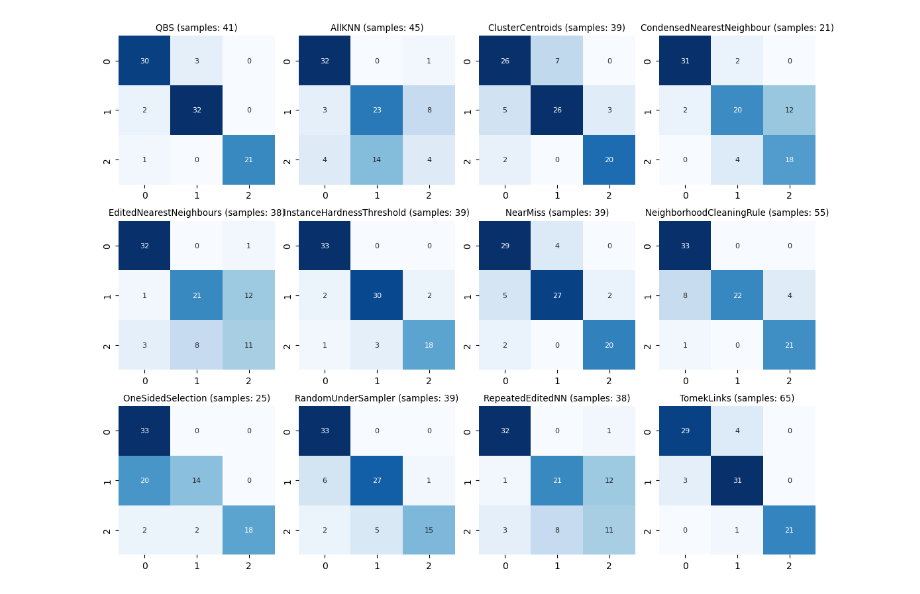
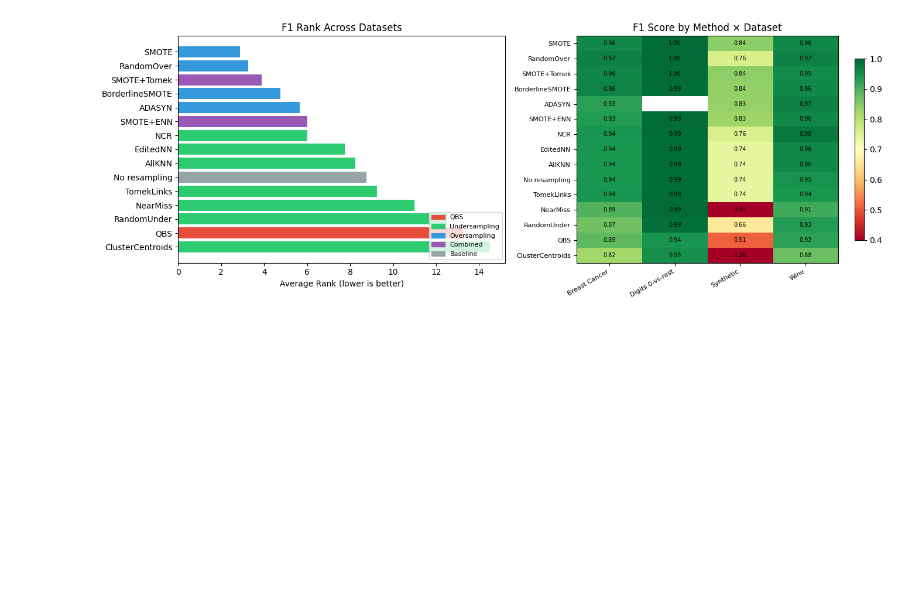
Before and after one commit to splch/qbs, a Jupyter notebook: comparison.ipynb, the cells around one changed output. Drawn from its saved outputs; the diff is of its cells as text; code cells hidden in the pictures; blank space fills up the shorter version.

```diff
--- a/comparison.ipynb
+++ b/comparison.ipynb
@@ -141,18 +203,58 @@ results_df[['method', 'samples', 'time (s)', 'class_distribution',
 # %%
-# Plot confusion matrices
-fig, axes = plt.subplots(3, 4, figsize=(11, 8.5))
-plt.rc('font', size=8)
-axes = axes.flatten()
+import matplotlib.pyplot as plt
 
-for i, result in enumerate(results):
-    sns.heatmap(result['confusion_matrix'], annot=True, fmt='d', cmap='Blues', ax=axes[i], cbar=False)
-    axes[i].set_title(f"{result['method']} (samples: {result['samples']})")
+fig, axes = plt.subplots(1, 2, figsize=(14, 5))
 
-# Remove extra subplots
-for j in range(i+1, len(axes)):
-    fig.delaxes(axes[j])
+# Left: Average rank bar chart
+colors = []
+for m in avg_ranks.index:
+    if m == 'QBS':
+        colors.append('#e74c3c')
+    elif m == 'No resampling':
+        colors.append('#95a5a6')
+    elif m in ['SMOTE', 'BorderlineSMOTE', 'ADASYN', 'RandomOver']:
+        colors.append('#3498db')
+    elif m in ['SMOTE+Tomek', 'SMOTE+ENN']:
+        colors.append('#9b59b6')
+    else:
+        colors.append('#2ecc71')
+
+axes[0].barh(range(len(avg_ranks)), avg_ranks.values, color=colors)
+axes[0].set_yticks(range(len(avg_ranks)))
+axes[0].set_yticklabels(avg_ranks.index)
+axes[0].set_xlabel('Average Rank (lower is better)')
+axes[0].set_title('F1 Rank Across Datasets')
+axes[0].invert_yaxis()
+
+from matplotlib.patches import Patch
+legend = [
+    Patch(color='#e74c3c', label='QBS'),
+    Patch(color='#2ecc71', label='Undersampling'),
+    Patch(color='#3498db', label='Oversampling'),
+    Patch(color='#9b59b6', label='Combined'),
+    Patch(color='#95a5a6', label='Baseline'),
+]
+axes[0].legend(handles=legend, loc='lower right', fontsize=8)
+
+# Right: F1 per dataset heatmap
+pivot = df.pivot(index='method', columns='dataset', values='f1')
+pivot = pivot.loc[avg_ranks.index]
+pivot.columns = [c.split('(')[0].strip() for c in pivot.columns]
+im = axes[1].imshow(pivot.values, cmap='RdYlGn', aspect='auto', vmin=0.4, vmax=1.0)
+axes[1].set_xticks(range(len(pivot.columns)))
+axes[1].set_xticklabels(pivot.columns, rotation=30, ha='right', fontsize=8)
+axes[1].set_yticks(range(len(pivot.index)))
+axes[1].set_yticklabels(pivot.index, fontsize=8)
+axes[1].set_title('F1 Score by Method × Dataset')
+for i in range(len(pivot.index)):
+    for j in range(len(pivot.columns)):
+        v = pivot.values[i, j]
+        if not np.isnan(v):
+            axes[1].text(j, i, f'{v:.2f}', ha='center', va='center', fontsize=7)
+plt.colorbar(im, ax=axes[1], shrink=0.8)
 
 plt.tight_layout()
+plt.savefig('comparison.png', dpi=150, bbox_inches='tight')
 plt.show()
 # %% [output]
-[figure, old version]
+[figure, new version]
```
Also changed, not shown: parts of 4 cells of this notebook, 5 other files.
